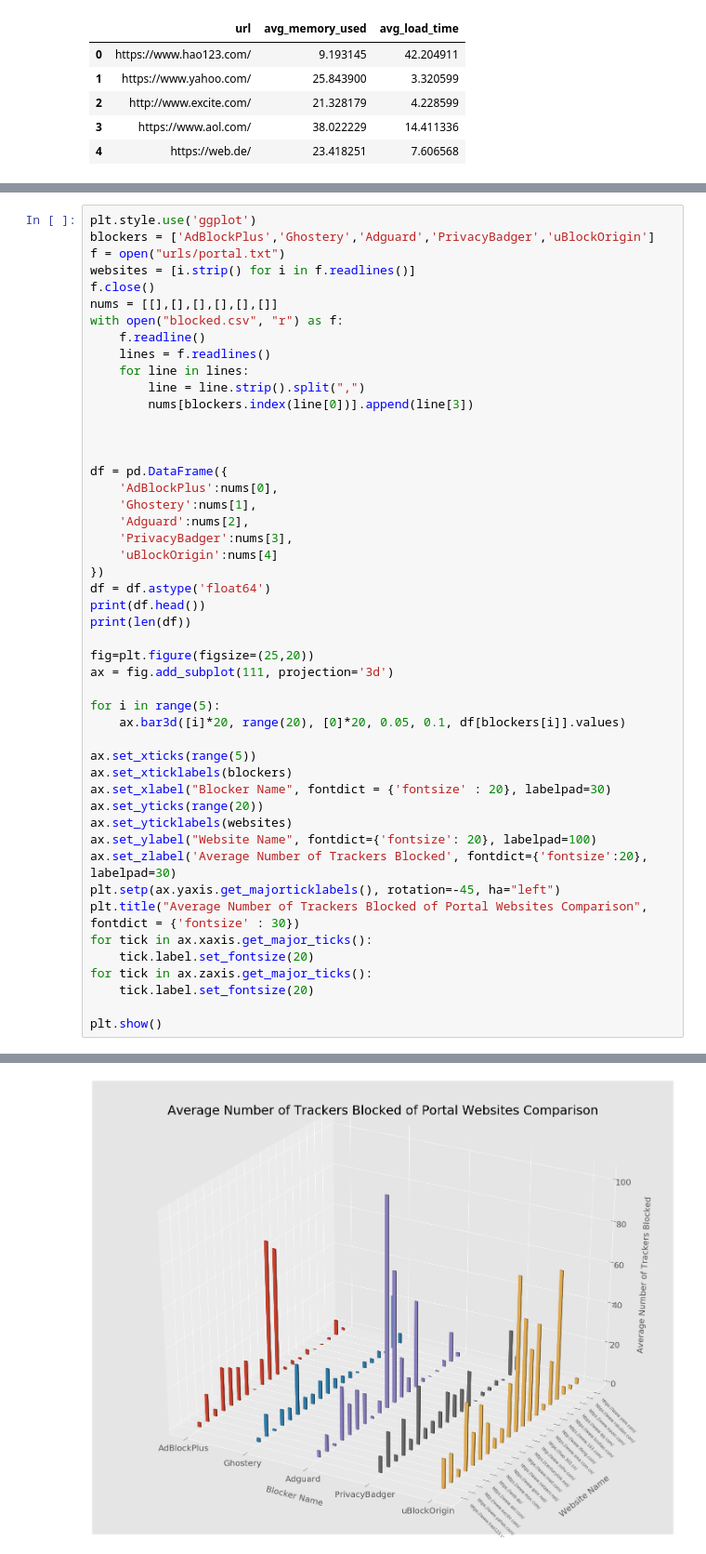
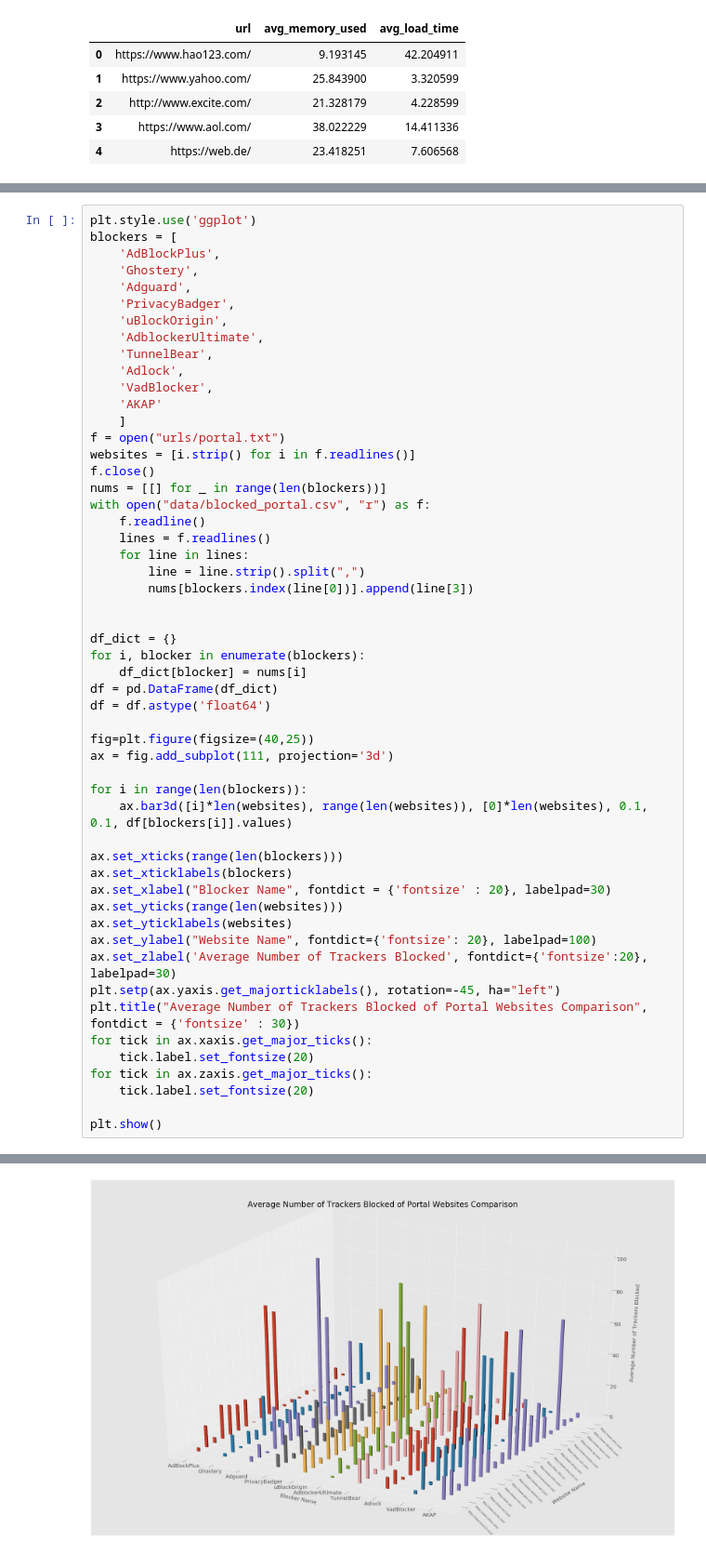
Before and after one commit to oddguan/PPLT-Ad-Blocker, a Jupyter notebook: Plotting.ipynb, the cells around one changed output, grey strips where cells are left out. Shown at 93% size. Cells and saved outputs as stored; diff of their text form.

Commit message:
Generalized plotting algorithm

```diff
--- a/Plotting.ipynb
+++ b/Plotting.ipynb
@@ -159,12 +159,23 @@ plt.show()
 [figure]
 # %%
 plt.style.use('ggplot')
-blockers = ['AdBlockPlus','Ghostery','Adguard','PrivacyBadger','uBlockOrigin']
+blockers = [
+    'AdBlockPlus',
+    'Ghostery',
+    'Adguard',
+    'PrivacyBadger',
+    'uBlockOrigin',
+    'AdblockerUltimate',
+    'TunnelBear',
+    'Adlock',
+    'VadBlocker',
+    'AKAP'
+    ]
 f = open("urls/portal.txt")
 websites = [i.strip() for i in f.readlines()]
 f.close()
-nums = [[],[],[],[],[],[]]
-with open("blocked.csv", "r") as f:
+nums = [[] for _ in range(len(blockers))]
+with open("data/blocked_portal.csv", "r") as f:
     f.readline()
     lines = f.readlines()
     for line in lines:
@@ -172,28 +183,22 @@ with open("blocked.csv", "r") as f:
         nums[blockers.index(line[0])].append(line[3])
 
 
+df_dict = {}
+for i, blocker in enumerate(blockers):
+    df_dict[blocker] = nums[i]
+df = pd.DataFrame(df_dict)
+df = df.astype('float64')
 
-df = pd.DataFrame({
-    'AdBlockPlus':nums[0],
-    'Ghostery':nums[1],
-    'Adguard':nums[2],
-    'PrivacyBadger':nums[3],
-    'uBlockOrigin':nums[4]
-})
-df = df.astype('float64')
-print(df.head())
-print(len(df))
-
-fig=plt.figure(figsize=(25,20))
+fig=plt.figure(figsize=(40,25))
 ax = fig.add_subplot(111, projection='3d')
 
-for i in range(5):
-    ax.bar3d([i]*20, range(20), [0]*20, 0.05, 0.1, df[blockers[i]].values)
+for i in range(len(blockers)):
+    ax.bar3d([i]*len(websites), range(len(websites)), [0]*len(websites), 0.1, 0.1, df[blockers[i]].values)
 
-ax.set_xticks(range(5))
+ax.set_xticks(range(len(blockers)))
 ax.set_xticklabels(blockers)
 ax.set_xlabel("Blocker Name", fontdict = {'fontsize' : 20}, labelpad=30)
-ax.set_yticks(range(20))
+ax.set_yticks(range(len(websites)))
 ax.set_yticklabels(websites)
 ax.set_ylabel("Website Name", fontdict={'fontsize': 20}, labelpad=100)
 ax.set_zlabel('Average Number of Trackers Blocked', fontdict={'fontsize':20}, labelpad=30)
@@ -216 +214 @@ plt.show()
-[figure, old version]
+[figure, new version]
```
Also changed, not shown: parts of 1 cell of this notebook.
